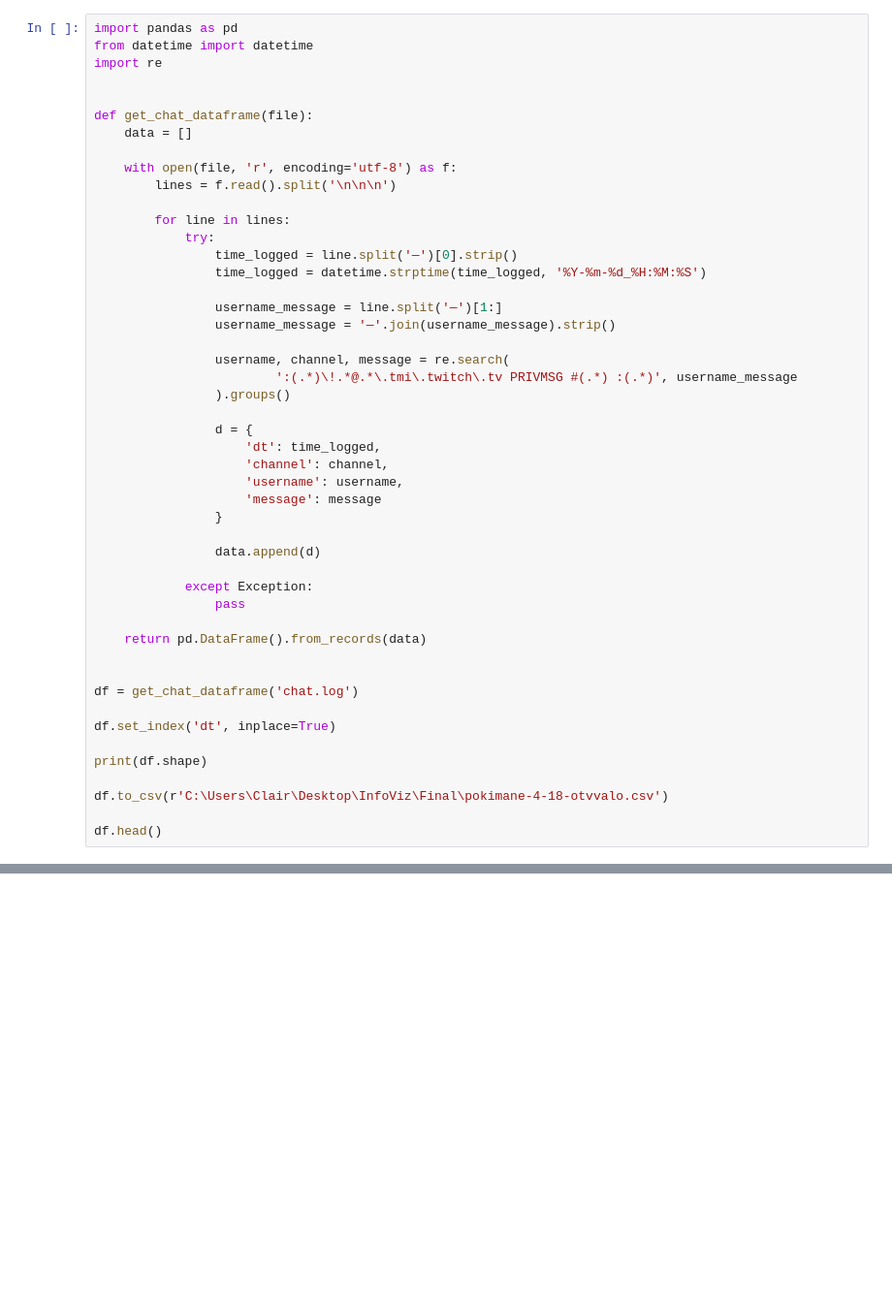
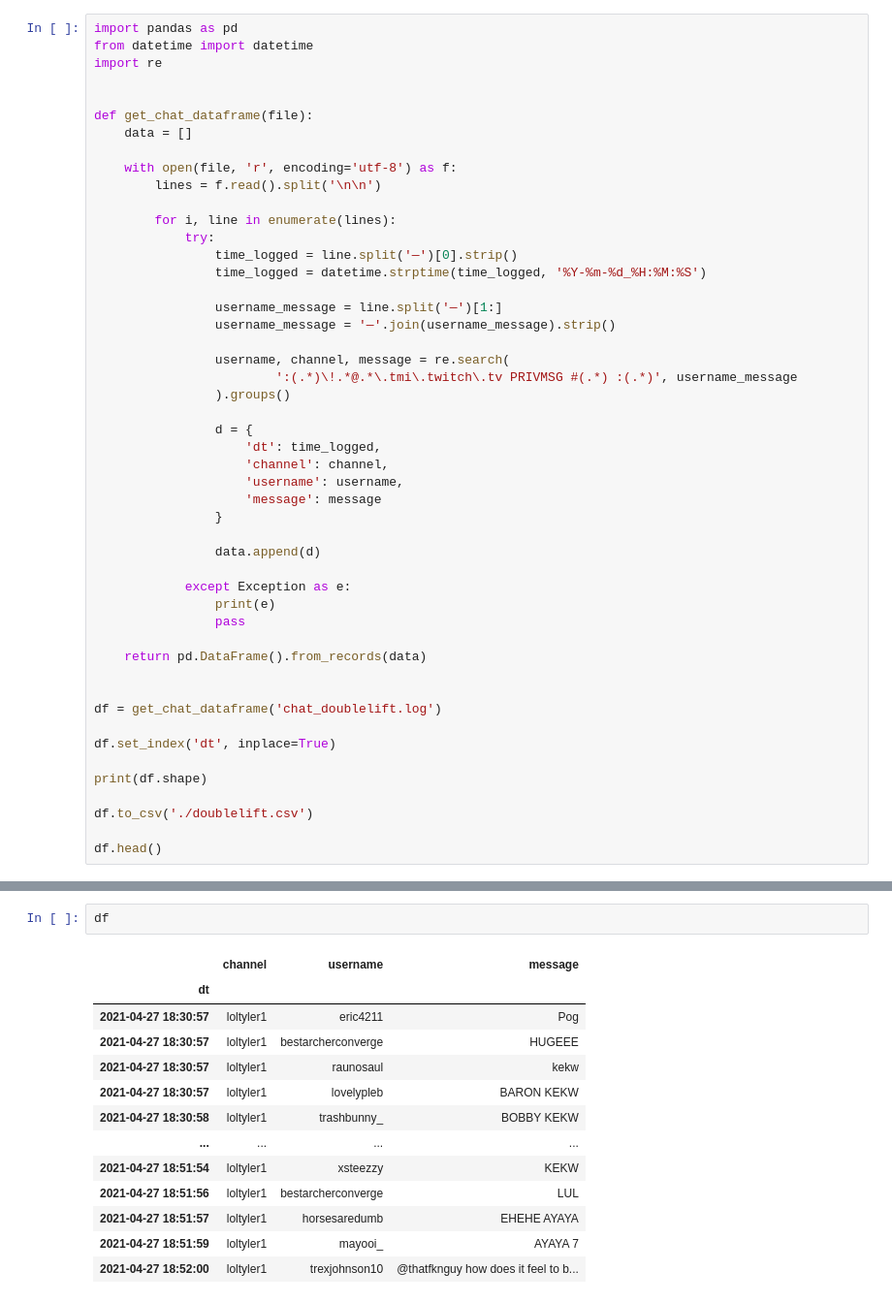
Before and after one commit to Clrizy/infoviz-twitch-chat, a Jupyter notebook: chat_parser.ipynb, the cells around one changed output, grey strips where cells are left out. Shown at 97% size. Cells and saved outputs as stored; diff of their text form; blank space fills up the shorter version.

```diff
--- a/chat_parser.ipynb
+++ b/chat_parser.ipynb
@@ -8,9 +8,9 @@ def get_chat_dataframe(file):
     data = []
 
     with open(file, 'r', encoding='utf-8') as f:
-        lines = f.read().split('\n\n\n')
+        lines = f.read().split('\n\n')
 
-        for line in lines:
+        for i, line in enumerate(lines):
             try:
                 time_logged = line.split('—')[0].strip()
                 time_logged = datetime.strptime(time_logged, '%Y-%m-%d_%H:%M:%S')
@@ -31,19 +31,20 @@ def get_chat_dataframe(file):
 
                 data.append(d)
 
-            except Exception:
+            except Exception as e:
+                print(e)
                 pass
 
     return pd.DataFrame().from_records(data)
 
 
-df = get_chat_dataframe('chat.log')
+df = get_chat_dataframe('chat_doublelift.log')
 
 df.set_index('dt', inplace=True)
 
 print(df.shape)
 
-df.to_csv(r'C:\Users\Clair\Desktop\InfoViz\Final\pokimane-4-18-otvvalo.csv')
+df.to_csv('./doublelift.csv')
 
 df.head()
 # %% [output]
@@ -57,0 +64,16 @@ df.head()
+# %%
+df
+# %% [output]
+|  | channel | username | message |
+| dt |  |  |  |
+| 2021-04-27 18:30:57 | loltyler1 | eric4211 | Pog |
+| 2021-04-27 18:30:57 | loltyler1 | bestarcherconverge | HUGEEE |
+| 2021-04-27 18:30:57 | loltyler1 | raunosaul | kekw |
+| 2021-04-27 18:30:57 | loltyler1 | lovelypleb | BARON KEKW |
+| 2021-04-27 18:30:58 | loltyler1 | trashbunny_ | BOBBY KEKW |
+| ... | ... | ... | ... |
+| 2021-04-27 18:51:54 | loltyler1 | xsteezzy | KEKW |
+| 2021-04-27 18:51:56 | loltyler1 | bestarcherconverge | LUL |
+| 2021-04-27 18:51:57 | loltyler1 | horsesaredumb | EHEHE AYAYA |
+| 2021-04-27 18:51:59 | loltyler1 | mayooi_ | AYAYA 7 |
+| 2021-04-27 18:52:00 | loltyler1 | trexjohnson10 | @thatfknguy how does it feel to b... |
```
Also changed, not shown: parts of 2 cells of this notebook, 5 other files.
